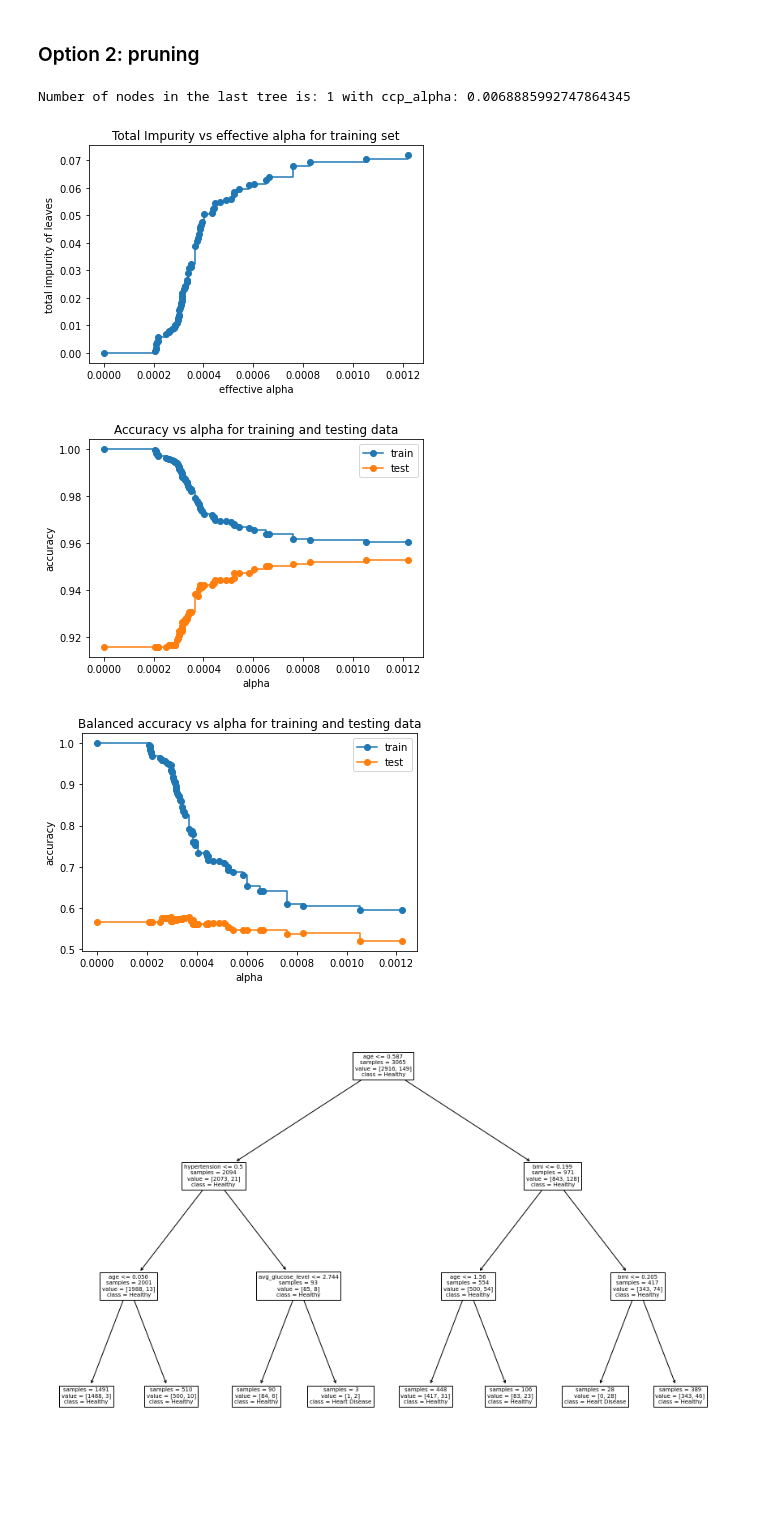
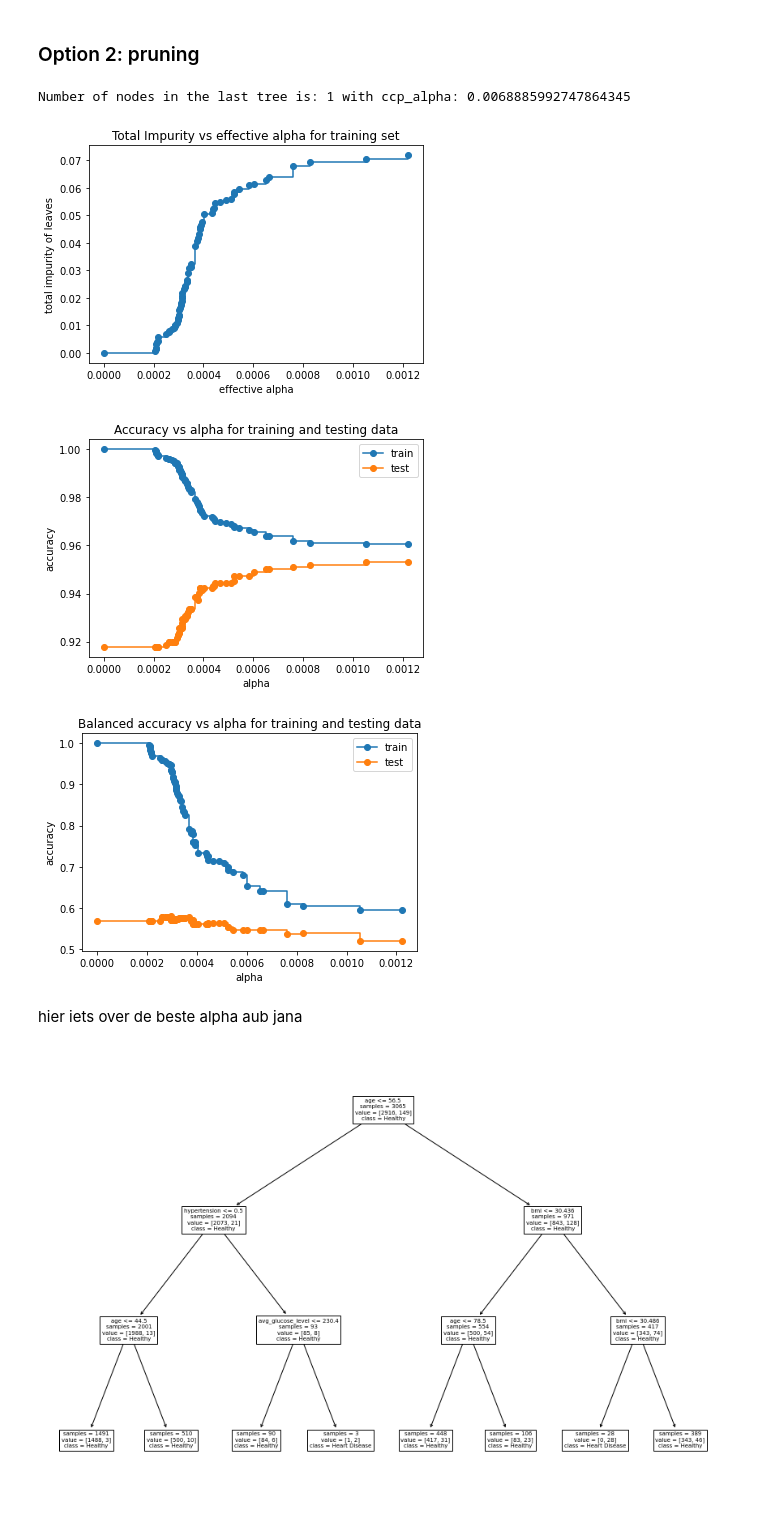
Before and after one commit to koenc100/Project-AI-minor, a Jupyter notebook: code/Decision Tree Random Forest.ipynb, the cells around one changed output. Cells and saved outputs as stored; diff of their text form; code cells hidden in the pictures; blank space fills up the shorter version.

Commit message:
decision tree met documentation

```diff
--- a/code/Decision Tree Random Forest.ipynb
+++ b/code/Decision Tree Random Forest.ipynb
@@ -17,7 +17,8 @@ from data_processing import prepare_data, split_data
 from helper_functions import get_metrics
 # %%
 # Clean the data
-data = prepare_data('healthcare-dataset-stroke-data.csv')
+# Do not normalize the data as we need non-normalized data to be able to interpret it
+data = prepare_data('healthcare-dataset-stroke-data.csv', normalize = False)
 
 # Split the data into training, testing and validation data
 train_data, test_data, val_data, train_labels, test_labels, val_labels = split_data(data, split_size=(0.6, 0.2, 0.2))
@@ -80,16 +81,25 @@ There are multiple ways to optimize a decision tree:
 
 Make sure the tree is less deep, by using a minimum number of samples that must be present to split the leaf or by giving a maximum tree depth to the algoritm. First we try to find the best minimum number of samples.
 # %%
-def plot_accuracy(splits, training_acc, val_acc, title, x_lab, y_lab = 'accuracy'):
+def plot_accuracy(x, training_acc, val_acc, title, x_lab, y_lab = 'accuracy'):
     """
-    Plot the a list with an amount of splits and a list of measures of training and validation accuracy. Has the option of
+    Plot a list of values, x, and plots a list of training (training_acc) and validation accuracies (val_acc). List should be
+    the same length. X-labels and titles should be given; there is the option of setting a custom y-label as the option of
     setting a different title.
     """
-    plt.plot(splits, training_acc, 'b')
-    plt.plot(splits, val_acc, 'r')
+    # Plot validation and training accuracy in same plot
+    plt.plot(x, training_acc, 'b')
+    plt.plot(x, val_acc, 'r')
+
+    # Give x and y labels and title
     plt.xlabel(x_lab)
     plt.ylabel(y_lab)
+    plt.title(title)
+
+    # Label the lines for training and validation accuracy
     plt.legend(['train accuracy', 'validation accuracy'])
+
+    # Set an ylim so accuracy is always shown from 0 to 1
     plt.ylim([0, 1.1])
-    plt.title(title)
+
     plt.show()
@@ -176,0 +206,13 @@ It is not necessary to give both optimized values to a decision tree, because th
+# %%
+# Use optimal values for the tree
+tree = DecisionTreeClassifier(min_samples_split = best_split, max_depth = best_depth)
+
+# Get the predictions
+prediction_train, prediction_test = train_and_predict(tree, train_data, train_labels, test_data)
+
+# Print the accuracies
+print("For the training data:")
+train_acc, train_balacc = get_metrics(train_labels, prediction_train, verbose = True)
+
+print("For the testing data")
+test_acc, testbalacc = get_metrics(test_labels, prediction_test, verbose = True)
@@ -177,7 +237,9 @@ It is not necessary to give both optimized values to a decision tree, because th
 # %% [markdown]
 ### Option 2: pruning
 # %%
-#TODO refereren!!
+"""
+Code from: https://scikit-learn.org/stable/auto_examples/tree/plot_cost_complexity_pruning.html
+"""
 
 # Create a decision tree
 tree = DecisionTreeClassifier(random_state=0)
@@ -237,33 +299,35 @@ for tree in trees:
     train_scores.append(train_accuracy)
     test_scores_balanced.append(test_balanced)
     test_scores.append(test_accuracy)
 
 # Plot the accuracies of the training and testing data with the cost complexity parameter
 fig, ax = plt.subplots()
 ax.set_xlabel("alpha")
 ax.set_ylabel("accuracy")
 ax.set_title("Accuracy vs alpha for training and testing data")
 ax.plot(ccp_alphas, train_scores, marker='o', label="train",
         drawstyle="steps-post")
 ax.plot(ccp_alphas, test_scores, marker='o', label="test",
         drawstyle="steps-post")
 ax.legend()
 plt.show()
 
 # Plot the balanced accuracies of the training and testing data with the cost complexity parameter
 fig, ax = plt.subplots()
 ax.set_xlabel("alpha")
 ax.set_ylabel("accuracy")
 ax.set_title("Balanced accuracy vs alpha for training and testing data")
 ax.plot(ccp_alphas, train_scores_balanced, marker='o', label="train",
         drawstyle="steps-post")
 ax.plot(ccp_alphas, test_scores_balanced, marker='o', label="test",
         drawstyle="steps-post")
 ax.legend()
 plt.show()
 # %% [output]
 Number of nodes in the last tree is: 1 with ccp_alpha: 0.0068885992747864345
 [figure]
-[figure, old version]
+[figure, new version]
 [figure]
+# %% [markdown]
+ hier iets over de beste alpha aub jana
 # %%
```
Also changed, not shown: parts of 18 cells of this notebook.
